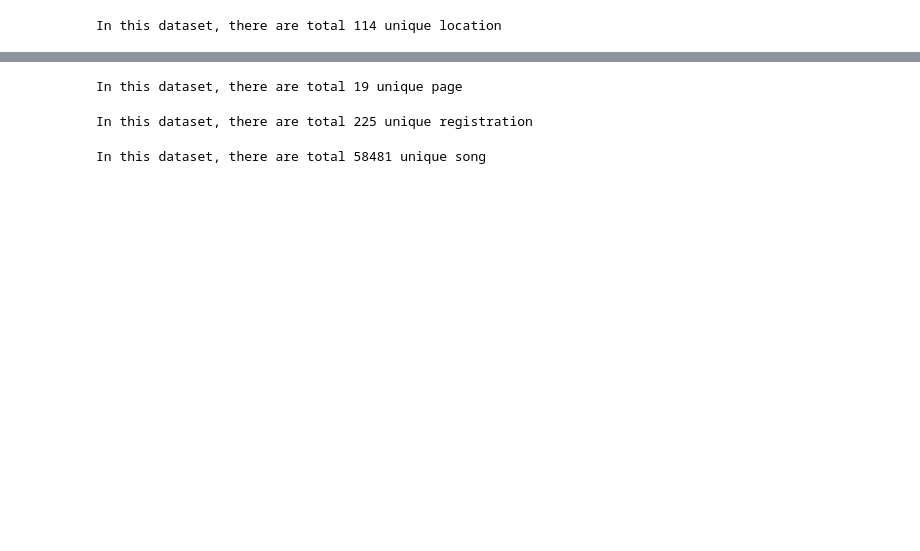
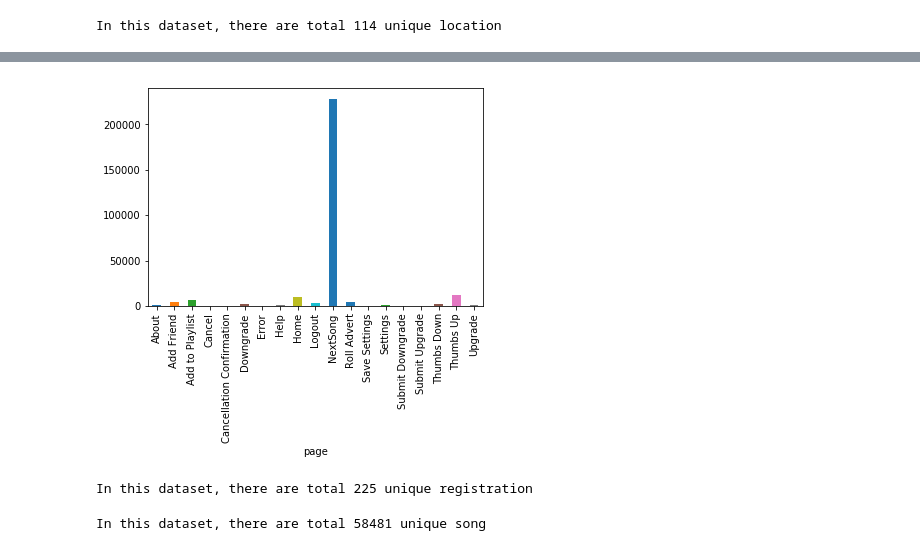
Before and after one commit to luguodata/User-Churn-Prediction-with-Spark, a Jupyter notebook: Churn_Prediction_with_Spark.ipynb, the cells around one changed output, grey strips where cells are left out. Saved outputs shown, nothing was run; the diff lists cells and outputs as text; code cells hidden in the pictures; blank space fills up the shorter version.

```diff
--- a/Churn_Prediction_with_Spark.ipynb
+++ b/Churn_Prediction_with_Spark.ipynb
@@ -277,5 +271,5 @@ dispaly_vara_cnt('method')
 # %%
-dispaly_vara_cnt('page')
+plot_vara_cnt('page')
 # %% [output]
-In this dataset, there are total 19 unique page
+[figure, added]
 # %%
```
Also changed, not shown: parts of 75 cells of this notebook, 1 other file.
